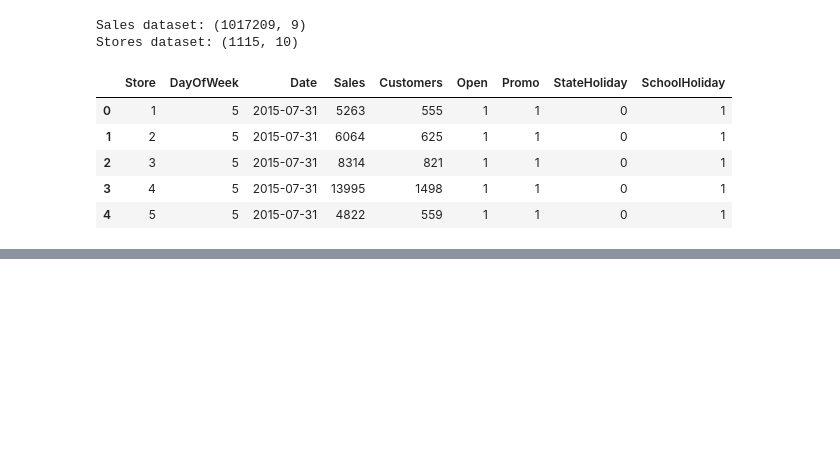
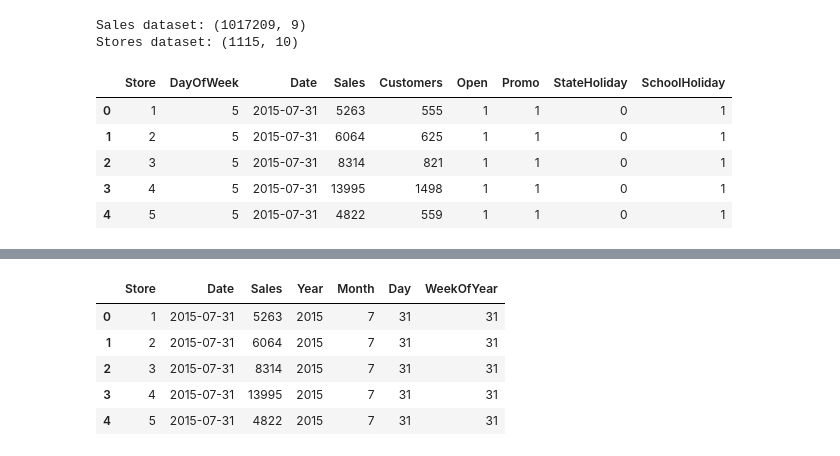
Before and after one commit to BizInsight26/bizinsight, a Jupyter notebook: notebooks/01_data_exploration.ipynb, the cells around one changed output, grey strips where cells are left out. Cells and saved outputs as stored; diff of their text form; code cells hidden in the pictures; blank space fills up the shorter version.

```diff
--- a/notebooks/01_data_exploration.ipynb
+++ b/notebooks/01_data_exploration.ipynb
@@ -20,0 +266,18 @@ sales.head()
+# %%
+cleaned["Year"] = cleaned["Date"].dt.year
+cleaned["Month"] = cleaned["Date"].dt.month
+cleaned["Day"] = cleaned["Date"].dt.day
+cleaned["WeekOfYear"] = cleaned["Date"].dt.isocalendar().week.astype(int)
+
+display(
+    cleaned[
+        ["Store", "Date", "Sales", "Year", "Month", "Day", "WeekOfYear"]
+    ].head()
+)
+# %% [output]
+|  | Store | Date | Sales | Year | Month | Day | WeekOfYear |
+| 0 | 1 | 2015-07-31 | 5263 | 2015 | 7 | 31 | 31 |
+| 1 | 2 | 2015-07-31 | 6064 | 2015 | 7 | 31 | 31 |
+| 2 | 3 | 2015-07-31 | 8314 | 2015 | 7 | 31 | 31 |
+| 3 | 4 | 2015-07-31 | 13995 | 2015 | 7 | 31 | 31 |
+| 4 | 5 | 2015-07-31 | 4822 | 2015 | 7 | 31 | 31 |
```
Also changed, not shown: parts of 13 cells of this notebook, 1 other file.
